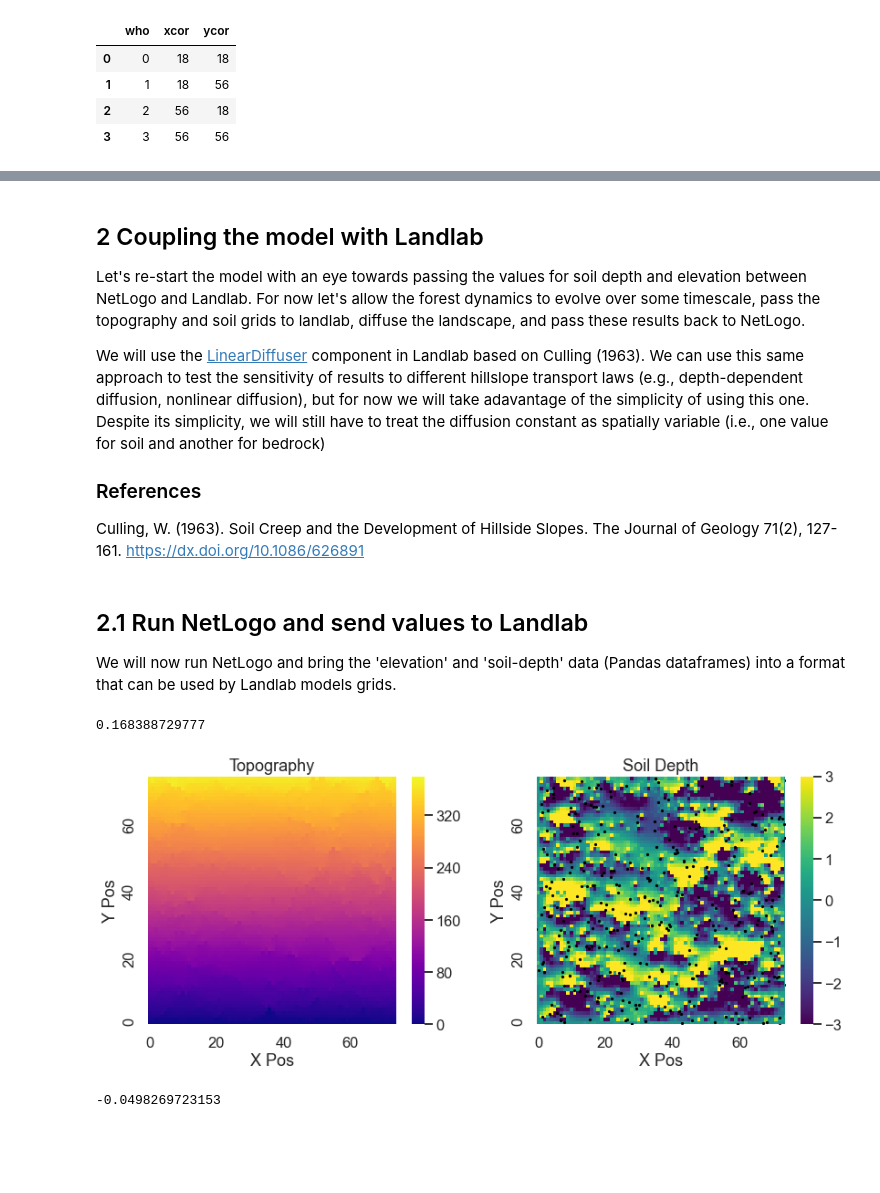
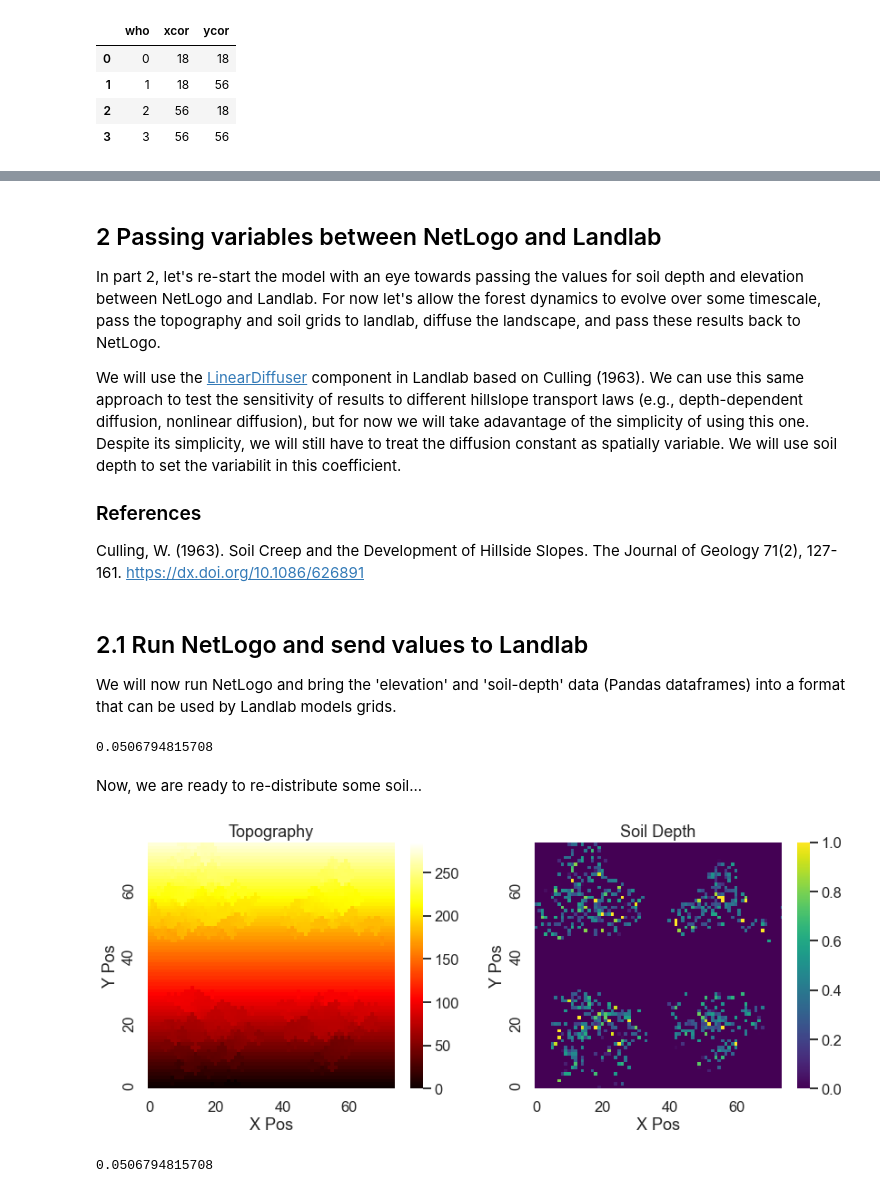
Before and after one commit to gregtucker/abm-landlab-mini-workshop, a Jupyter notebook: trees/root_soil_pro_example.ipynb, the cells around one changed output, grey strips where cells are left out. Drawn from its saved outputs; the diff is of its cells as text; code cells hidden in the pictures; blank space fills up the shorter version.

```diff
--- a/trees/root_soil_pro_example.ipynb
+++ b/trees/root_soil_pro_example.ipynb
@@ -188,8 +194,8 @@ plt.show()
 # %% [markdown]
-## 2 Coupling the model with Landlab
-Let's re-start the model with an eye towards passing the values for soil depth and elevation between NetLogo and Landlab. For now let's allow the forest dynamics to evolve over some timescale, pass the topography and soil grids to landlab, diffuse the landscape, and pass these results back to NetLogo.<br>
+## 2 Passing variables between NetLogo and Landlab
+In part 2, let's re-start the model with an eye towards passing the values for soil depth and elevation between NetLogo and Landlab. For now let's allow the forest dynamics to evolve over some timescale, pass the topography and soil grids to landlab, diffuse the landscape, and pass these results back to NetLogo.<br>
 
-We will use the [LinearDiffuser](https://landlab.readthedocs.io/en/master/reference/components/diffusion.html) component in Landlab based on Culling (1963). We can use this same approach to test the sensitivity of results to different hillslope transport laws (e.g., depth-dependent diffusion, nonlinear diffusion), but for now we will take adavantage of the simplicity of using this one. Despite its simplicity, we will still have to treat the diffusion constant as spatially variable (i.e., one value for soil and another for bedrock)<br>
+We will use the [LinearDiffuser](https://landlab.readthedocs.io/en/master/reference/components/diffusion.html) component in Landlab based on Culling (1963). We can use this same approach to test the sensitivity of results to different hillslope transport laws (e.g., depth-dependent diffusion, nonlinear diffusion), but for now we will take adavantage of the simplicity of using this one. Despite its simplicity, we will still have to treat the diffusion constant as spatially variable. We will use soil depth to set the variabilit in this coefficient.<br>
 
 ### References
 Culling, W. (1963). Soil Creep and the Development of Hillside Slopes. The Journal of Geology 71(2), 127-161. https://dx.doi.org/10.1086/626891
@@ -222,62 +232,61 @@ netlogo.command(go)
 # Report elevation and pass to landlab
 topo = netlogo.patch_report('elevation')
 topo = topo.to_numpy()
-zpass = np.reshape(topo, (5625))
-z[:] = zp[:] = zpass
+z[:] = zp[:] = np.reshape(topo, (5625))
 
 # Report soil depth and pass to landlab
 sdepths = netlogo.patch_report('soil-depth')
 sdepths = sdepths.to_numpy()
-sdpass = np.reshape(sdepths, (5625))
-d[:] = sdpass
+d[:] = np.reshape(sdepths, (5625))
 
-# Set soil cover field based on soil depths [this is actually our diffusivity constant field]
-c[:] = np.digitize(3.0-d,bins=[3.0])
-c[:] = c[:] * 0.99999 + 0.00001       # transform cover into diffusivities
+# Set soil creep field based on soil depths [this is actually our diffusion constant]
+# We are using an exponential dependence of this coefficient wrt soil depth
+maxD = 0.5
+c[:] = maxD * (1.0001 - np.exp( -d[:] / dstar ))
 
-# print average soil depth to compare values post-diffusion
+# Print average soil depth to compare later
 print(np.mean(d[:]))
 
-# Note that we are allowing bedrock to diffuse at a rate 10,000 times slower than the soil-mantled surfaces
-# This means that soil is effectively being created (albeit slowly) when we diffuse the landscape
+# Note that we have set a max diffusion coefficient of 0.5 (pretty efficient!) and a background
+# diffusion coefficient that is 10,000 time slower than this maximum value. This means that we
+# are effectively adding a (very) small source of soil production into our model that is unrelated
+# tree root growth.
 # %% [output]
-0.168388729777
+0.0506794815708
+# %% [markdown]
+Now, we are ready to re-distribute some soil...
 # %%
 # Initialize diffusion component
 diffuse = LinearDiffuser(mg, linear_diffusivity='soil__cover', method='simple', deposit=True)
 
 # Diffuse landscape and calculate soil depth
-diffuse.run_one_step(tt)
-d[:] += z[:] - zp[:]
-zp[:] = z[:]
-
-# This is all a bit of a hack right now, because there is no soil depth limitation to diffusion.
-# Need to update 'method' to help with conservation of soil issues
+zp = z                         # prior elevation equals elevation before diffusion
+diffuse.run_one_step(tt)       # diffuse the surface elevation
+d[:] += z[:] - zp[:]           # re-calculate the soil depth
 # %%
 # Figure
 fig, (ax1, ax2) = plt.subplots(1, 2)
 
 # Plot topography
 grid = np.reshape(z, (75,75))
-patches = sns.heatmap(grid, vmin=0, vmax=380, xticklabels=20, yticklabels=20, ax=ax1, cmap='plasma')
+patches = sns.heatmap(grid, vmin=0, vmax=285, xticklabels=20, yticklabels=20, ax=ax1, cmap='hot')
 ax1.set(xlim=(0, 74), ylim=(0,74), xlabel='X Pos', ylabel='Y Pos', aspect='equal', title='Topography')
 
 # Plot soil depths
 grid = np.reshape(d, (75,75))
-patches = sns.heatmap(grid, vmin=-3.0, vmax=3.0, xticklabels=20, yticklabels=20, ax=ax2, cmap='viridis')
+patches = sns.heatmap(grid, vmin=0., vmax=1.0, xticklabels=20, yticklabels=20, ax=ax2, cmap='viridis')
 ax2.set(xlim=(0,74), ylim=(0,74), xlabel='X Pos', ylabel='Y Pos', aspect='equal', title='Soil Depth')
 
 # Report the current location of trees
 x = netlogo.report('map [s -> [xcor] of s] sort trees')
 y = netlogo.report('map [s -> [ycor] of s] sort trees')
-ax2.scatter(x, y, s=3, c='k')
 
 # Size and show plots
 fig.set_size_inches(14,5)
 plt.show()
 
 # Compare this value to the one to above to see 'extra' soil being produced by not modeling soil and bedrock explicitly
 print(np.mean(d[:]))
 # %% [output]
-[figure, old version]
+[figure, new version]
--0.0498269723153
+0.0506794815708
```
Also changed, not shown: parts of 26 cells of this notebook, 2 other files.
